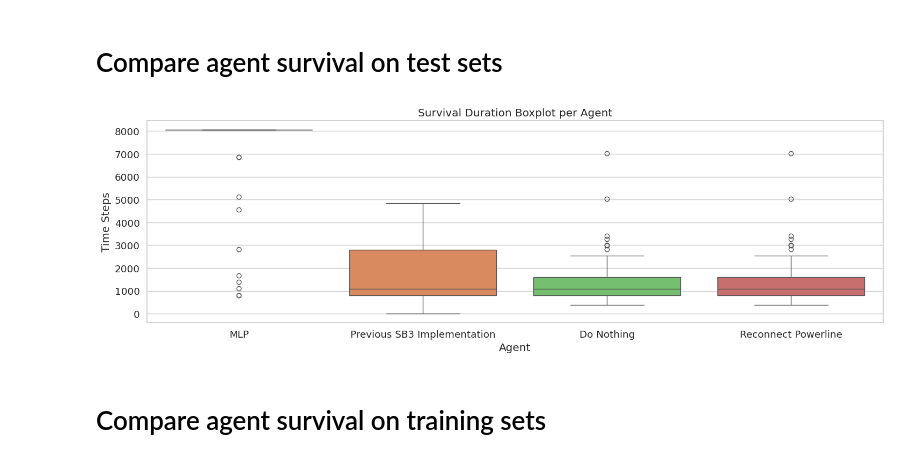
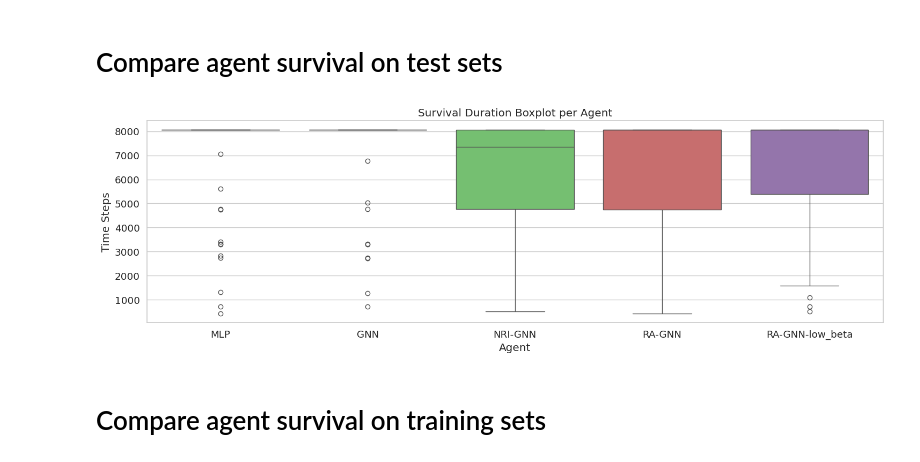
Before and after one commit to HansDampf37/NRI-for-explainable-RL-in-Power-Grids, a Jupyter notebook: src/visualization/visualize_agent_eval_results.ipynb, the cells around one changed output. Cells and saved outputs as stored; diff of their text form; code cells hidden in the pictures.

```diff
--- a/src/visualization/visualize_agent_eval_results.ipynb
+++ b/src/visualization/visualize_agent_eval_results.ipynb
@@ -18,13 +18,15 @@ from src.visualization import get_evaluation_metrics, visualize_agent_survival,
 # %% [markdown]
 # Compare agent survival on test sets
 # %%
-ppo_gnn_metrics = get_evaluation_metrics(Path("/home/adrian/Dev/NRI-for-explainable-RL-in-Power-Grids/results/evaluations/ragnn_rllib_0601_close_to_gnn_test"), "MLP")
-reco = get_evaluation_metrics(Path("/home/adrian/Dev/NRI-for-explainable-RL-in-Power-Grids/results/evaluations/rl/relation-aware/ppo/rappo_2025-11-09_00-03_0.9_f928eb9ffd0142d48fabf0c45e1279c3_train"), "Previous SB3 Implementation")
-reco1 = get_evaluation_metrics(Path("/home/adrian/Dev/NRI-for-explainable-RL-in-Power-Grids/results/evaluations/heuristic_agents/do_nothing_agent/val"), "Do Nothing")
-reco2 = get_evaluation_metrics(Path("/home/adrian/Dev/NRI-for-explainable-RL-in-Power-Grids/results/evaluations/heuristic_agents/reco_powerline_agent/val"), "Reconnect Powerline")
-visualize_agent_survival([ppo_gnn_metrics, reco, reco1, reco2])
+ppo_gnn_metrics = get_evaluation_metrics(Path("/home/adrian/Dev/NRI-for-explainable-RL-in-Power-Grids/results/experiments/1001_compare_all/GNN_CustomPPO_0_47ac9_2026-01-09_19-01-53/evaluations"), "GNN")
+ppo_mlp_metrics = get_evaluation_metrics(Path("/home/adrian/Dev/NRI-for-explainable-RL-in-Power-Grids/results/experiments/1001_compare_all/MLP_CustomPPO_0_98de8_2026-01-09_19-04-10/evaluations"), "MLP")
+ppo_nri_gnn_metrics = get_evaluation_metrics(Path("/home/adrian/Dev/NRI-for-explainable-RL-in-Power-Grids/results/experiments/1001_compare_all/NRI_GNN_CustomPPO_0_b4e4e_2026-01-09_19-55-03/evaluations"), "NRI-GNN")
+ppo_ra_gnn_metrics = get_evaluation_metrics(Path("/home/adrian/Dev/NRI-for-explainable-RL-in-Power-Grids/results/experiments/1001_compare_all/RA_GNN_CustomPPO_0_6fcba_2026-01-09_19-24-29/evaluations"), "RA-GNN")
+ppo_ra_gnn_low_beta_metrics = get_evaluation_metrics(Path("/home/adrian/Dev/NRI-for-explainable-RL-in-Power-Grids/results/experiments/1001_beta0afterpretraining/RA_GNN_BETA0_CustomPPO_0_6976d_2026-01-09_19-17-09/evaluations"), "RA-GNN-low_beta")
+#reco = get_evaluation_metrics(Path("/home/adrian/Dev/NRI-for-explainable-RL-in-Power-Grids/results/evaluations/heuristic_agents/reco_powerline_agent/val"), "Reconnect Powerline")
+visualize_agent_survival([ppo_mlp_metrics, ppo_gnn_metrics, ppo_nri_gnn_metrics, ppo_ra_gnn_metrics, ppo_ra_gnn_low_beta_metrics])
 # %% [output]
-[figure, old version]
+[figure, new version]
 # %% [markdown]
 # Compare agent survival on training sets
 # %%
```
Also changed, not shown: 2 other files.
